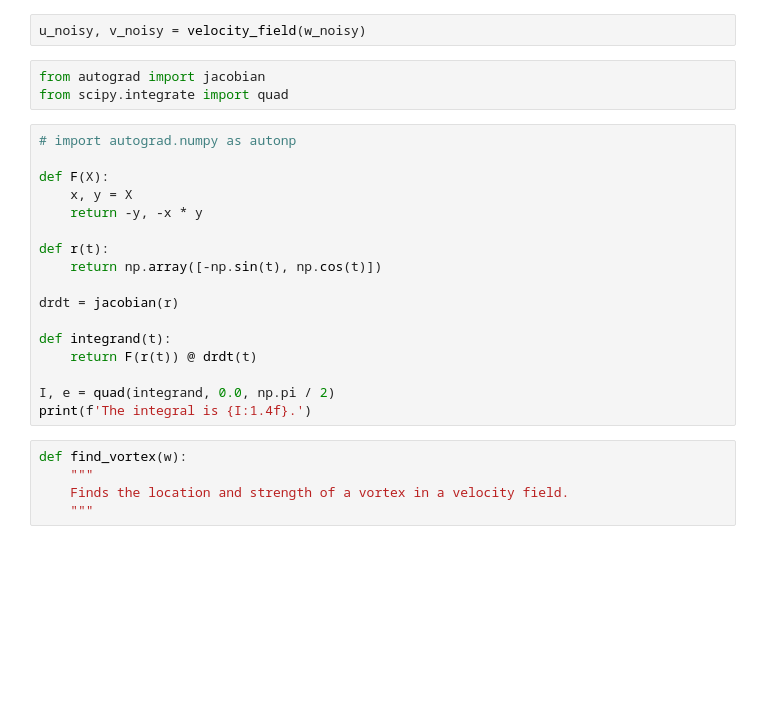
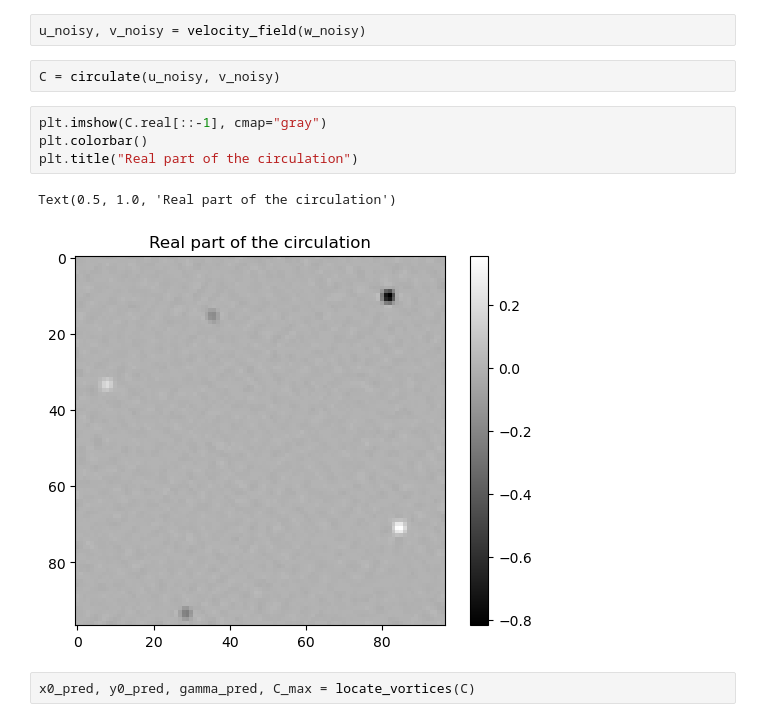
Before and after one commit to gRozgonyi/weather-vortices, a Jupyter notebook: vortex_finding.ipynb, the cells around one changed output. Drawn from its saved outputs; the diff is of its cells as text; blank space fills up the shorter version.

```diff
--- a/vortex_finding.ipynb
+++ b/vortex_finding.ipynb
@@ -43,27 +45,13 @@ plot_velocities(w_noisy, X, Y)
 # %%
 u_noisy, v_noisy = velocity_field(w_noisy)
-# %%
-from autograd import jacobian
-from scipy.integrate import quad
-# %%
-# import autograd.numpy as autonp
-
-def F(X):
-    x, y = X
-    return -y, -x * y
-
-def r(t):
-    return np.array([-np.sin(t), np.cos(t)])
-
-drdt = jacobian(r)
-
-def integrand(t):
-    return F(r(t)) @ drdt(t)
-
-I, e = quad(integrand, 0.0, np.pi / 2)
-print(f'The integral is {I:1.4f}.')
-# %%
-def find_vortex(w):
-    """
-    Finds the location and strength of a vortex in a velocity field.
-    """
+# %%
+C = circulate(u_noisy, v_noisy)
+# %%
+plt.imshow(C.real[::-1], cmap="gray")
+plt.colorbar()
+plt.title("Real part of the circulation")
+# %% [output]
+Text(0.5, 1.0, 'Real part of the circulation')
+[figure, added]
+# %%
+x0_pred, y0_pred, gamma_pred, C_max = locate_vortices(C)
```
Also changed, not shown: parts of 7 cells of this notebook, 1 other file.
